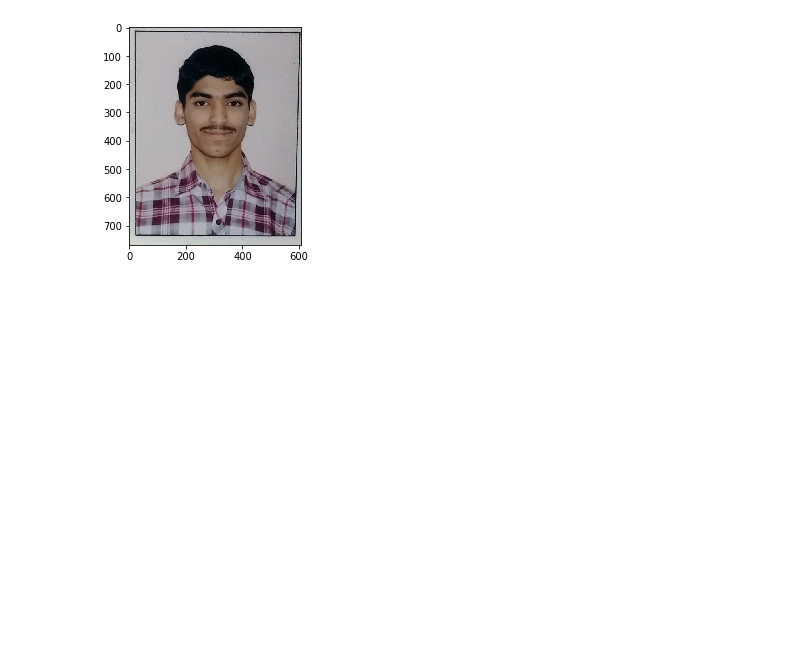
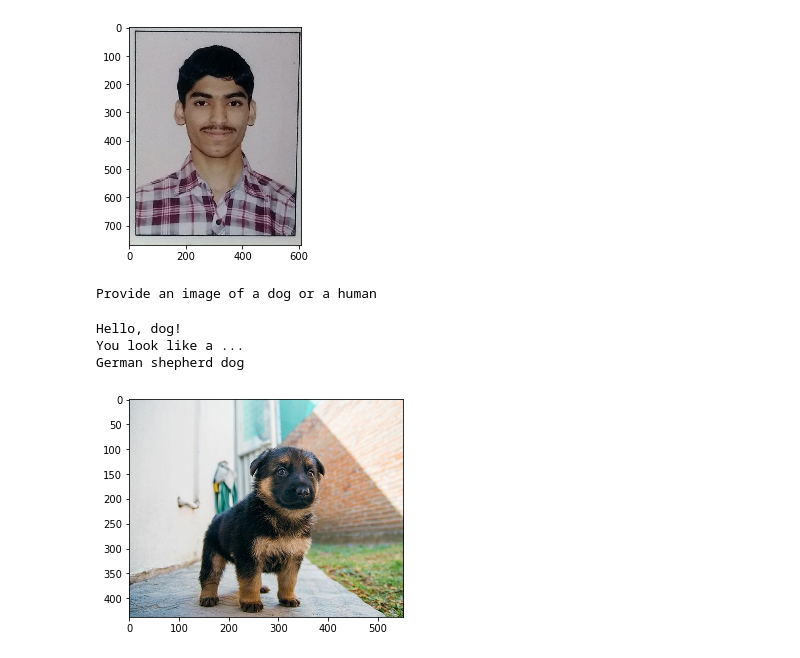
Before and after one commit to oyoot/dog-project, a Jupyter notebook: dog_app.ipynb, the cells around one changed output. Drawn from its saved outputs; the diff is of its cells as text; code cells hidden in the pictures; blank space fills up the shorter version.

```diff
--- a/dog_app.ipynb
+++ b/dog_app.ipynb
@@ -794,3 +794,14 @@ Hello, human!
 You look like a ...
 Dachshund
 [figure]
+# %%
+dog_breed('images/Pepper_101.png')
+# %% [output]
+Provide an image of a dog or a human
+# %%
+dog_breed('images/german_shepherd_puppy.jpg')
+# %% [output]
+Hello, dog!
+You look like a ...
+German shepherd dog
+[figure, added]
```
Also changed, not shown: parts of 1 cell of this notebook, 2 other files.
